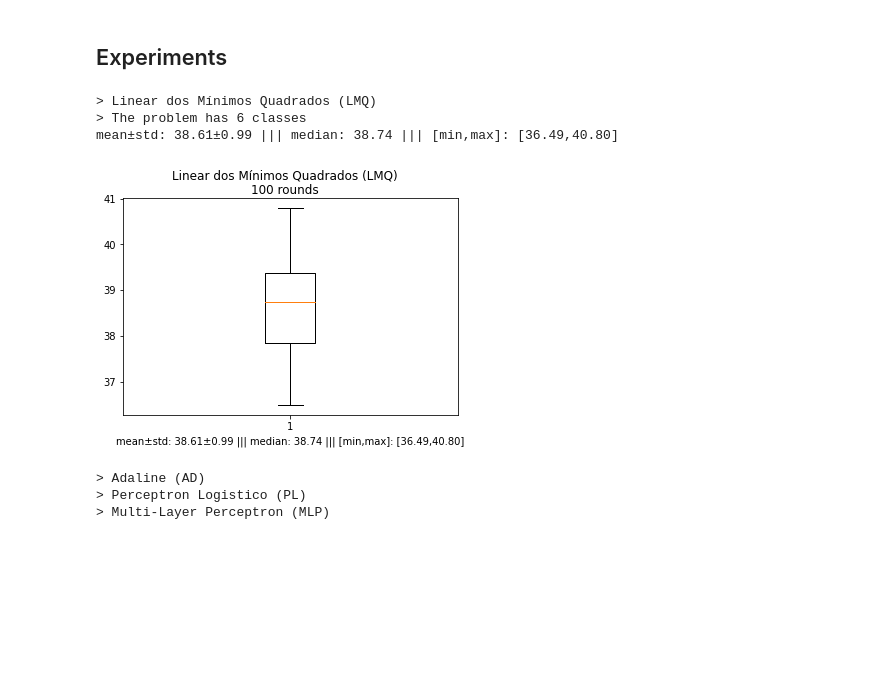
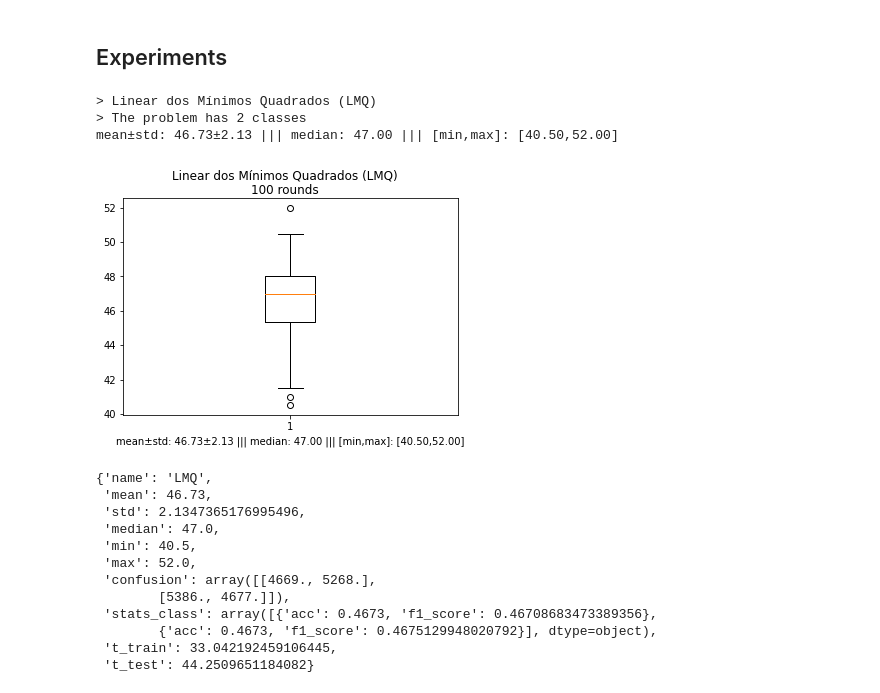
Before and after one commit to welmends/ann-impl, a Jupyter notebook: TC1/TC1.ipynb, the cells around one changed output. Drawn from its saved outputs; the diff is of its cells as text; code cells hidden in the pictures; blank space fills up the shorter version.

```diff
--- a/TC1/TC1.ipynb
+++ b/TC1/TC1.ipynb
@@ -176,15 +465,24 @@ def MLP_classifier(data, n_runs=100, n_epochs=10, l_rate=0.01, p_train=0.8, sile
 # %% [markdown]
 ## Experiments
 # %%
-LMQ_classifier(data)
-AD_classifier(data)
-PL_classifier(data)
-MLP_classifier(data)
+# LMQ_classifier(data)
+# AD_classifier(data)
+# PL_classifier(data)
+# MLP_classifier(data)
 # %% [output]
 > Linear dos Mínimos Quadrados (LMQ)
-> The problem has 6 classes
-mean±std: 38.61±0.99 ||| median: 38.74 ||| [min,max]: [36.49,40.80]
+> The problem has 2 classes
+mean±std: 46.73±2.13 ||| median: 47.00 ||| [min,max]: [40.50,52.00]
-[figure, old version]
+[figure, new version]
-> Adaline (AD)
-> Perceptron Logistico (PL)
-> Multi-Layer Perceptron (MLP)
+{'name': 'LMQ',
+ 'mean': 46.73,
+ 'std': 2.1347365176995496,
+ 'median': 47.0,
+ 'min': 40.5,
+ 'max': 52.0,
+ 'confusion': array([[4669., 5268.],
+        [5386., 4677.]]),
+ 'stats_class': array([{'acc': 0.4673, 'f1_score': 0.46708683473389356},
+        {'acc': 0.4673, 'f1_score': 0.4675129948020792}], dtype=object),
+ 't_train': 33.042192459106445,
+ 't_test': 44.2509651184082}
```
Also changed, not shown: parts of 11 cells of this notebook, 1 other file.
